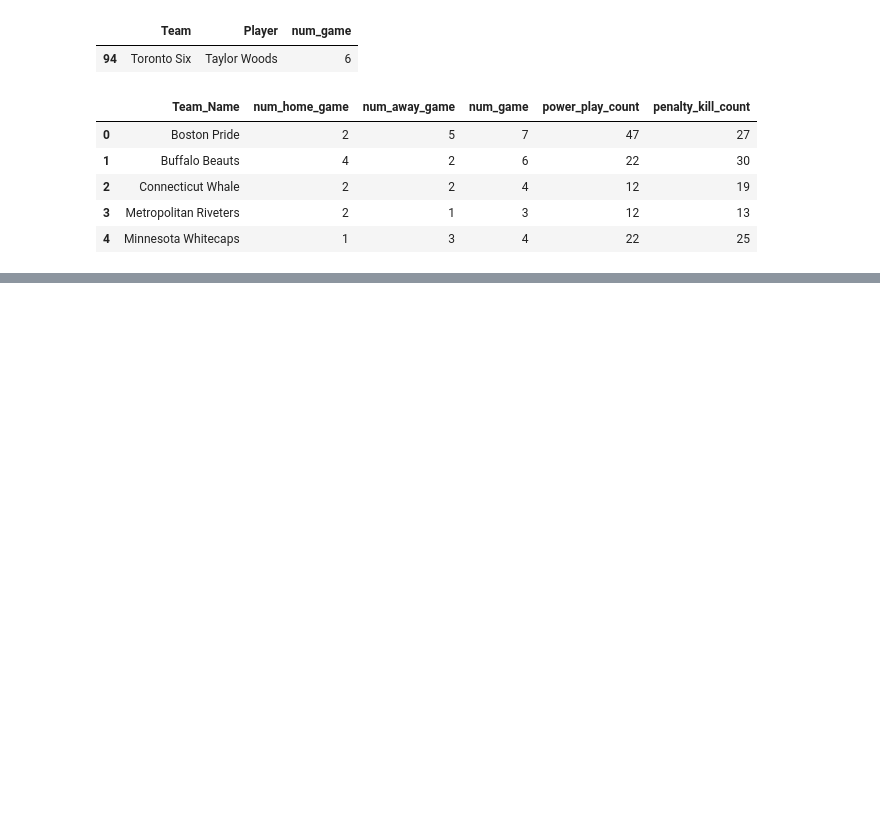
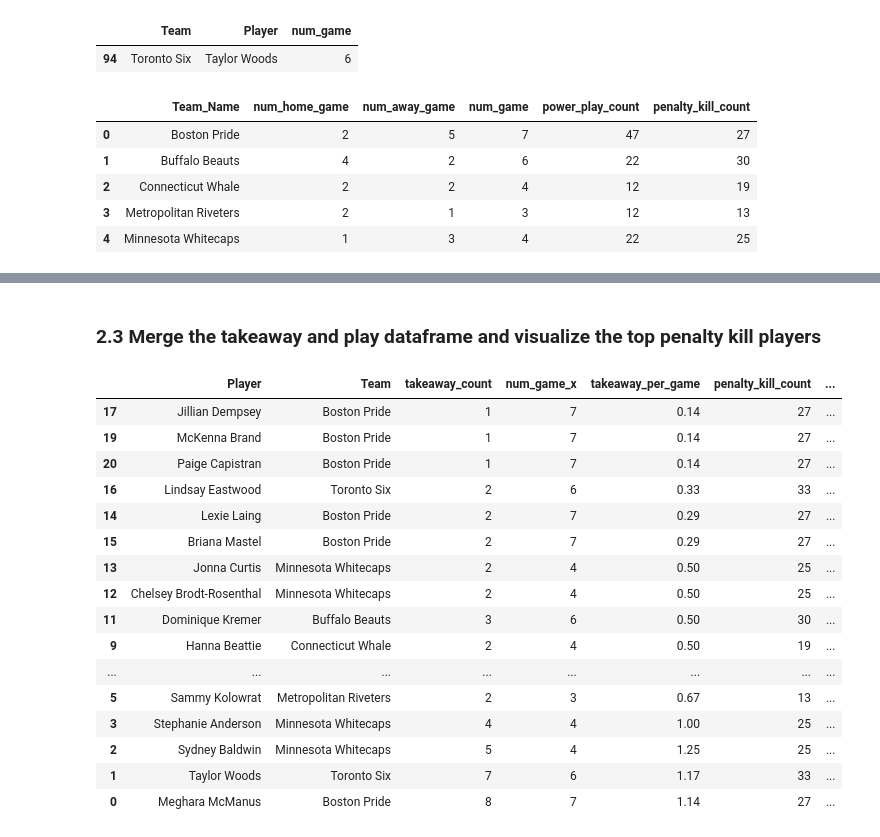
Before and after one commit to tassadaryl/Team-Orange-Rotman-2022Datathon, a Jupyter notebook: specialists.ipynb, the cells around one changed output, grey strips where cells are left out. Saved outputs shown, nothing was run; the diff lists cells and outputs as text; code cells hidden in the pictures; blank space fills up the shorter version.

```diff
--- a/specialists.ipynb
+++ b/specialists.ipynb
@@ -205,5 +205,5 @@ df_penalty_kill_takeaways_player_stats = df_penalty_kill_takeaways_player_stats.
 df_penalty_kill_takeaways_player_stats = df_penalty_kill_takeaways_player_stats.round(2)
 # %%
 df_penalty_kill_takeaways_player_stats = df_penalty_kill_takeaways_player_stats[["Player", "Team", "takeaway_count", "num_game_x", "takeaway_per_game", "penalty_kill_count", "takeaway_per_penalty_kill"]]
-df_penalty_kill_takeaways_player_stats.sort_values(by="takeaway_per_penalty_kill", ascending=True, inplace=True)
-df_top = df_penalty_kill_takeaways_player_stats[-20:]
+df_penalty_kill_takeaways_player_stats.sort_values(by="takeaway_per_penalty_kill", ascending=False, inplace=True)
+df_penalty_kill_takeaways_player_stats.head()
@@ -210,3 +265,28 @@ df_top = df_penalty_kill_takeaways_player_stats[-20:]
+# %% [markdown]
+### 2.3 Merge the takeaway and play dataframe and visualize the top penalty kill players
+# %%
+df_top_pk_player = pd.merge(df_penalty_kill_takeaways_player_stats, df_play_penalty_kill, on="Player")
+df_top_pk_player.sort_values(by=["takeaway_per_penalty_kill", "complete_play_rate"], ascending=[True, True], inplace=True)
+df_top_pk_player = df_top_pk_player[-20:]
+df_top_pk_player
+# %% [output]
+|  | Player | Team | takeaway_count | num_game_x | takeaway_per_game | penalty_kill_count | ... |
+| 17 | Jillian Dempsey | Boston Pride | 1 | 7 | 0.14 | 27 | ... |
+| 19 | McKenna Brand | Boston Pride | 1 | 7 | 0.14 | 27 | ... |
+| 20 | Paige Capistran | Boston Pride | 1 | 7 | 0.14 | 27 | ... |
+| 16 | Lindsay Eastwood | Toronto Six | 2 | 6 | 0.33 | 33 | ... |
+| 14 | Lexie Laing | Boston Pride | 2 | 7 | 0.29 | 27 | ... |
+| 15 | Briana Mastel | Boston Pride | 2 | 7 | 0.29 | 27 | ... |
+| 13 | Jonna Curtis | Minnesota Whitecaps | 2 | 4 | 0.50 | 25 | ... |
+| 12 | Chelsey Brodt-Rosenthal | Minnesota Whitecaps | 2 | 4 | 0.50 | 25 | ... |
+| 11 | Dominique Kremer | Buffalo Beauts | 3 | 6 | 0.50 | 30 | ... |
+| 9 | Hanna Beattie | Connecticut Whale | 2 | 4 | 0.50 | 19 | ... |
+| ... | ... | ... | ... | ... | ... | ... | ... |
+| 5 | Sammy Kolowrat | Metropolitan Riveters | 2 | 3 | 0.67 | 13 | ... |
+| 3 | Stephanie Anderson | Minnesota Whitecaps | 4 | 4 | 1.00 | 25 | ... |
+| 2 | Sydney Baldwin | Minnesota Whitecaps | 5 | 4 | 1.25 | 25 | ... |
+| 1 | Taylor Woods | Toronto Six | 7 | 6 | 1.17 | 33 | ... |
+| 0 | Meghara McManus | Boston Pride | 8 | 7 | 1.14 | 27 | ... |
 # %%
 from utils.plot_utils import add_value_labels
 
```
Also changed, not shown: parts of 13 cells of this notebook.
